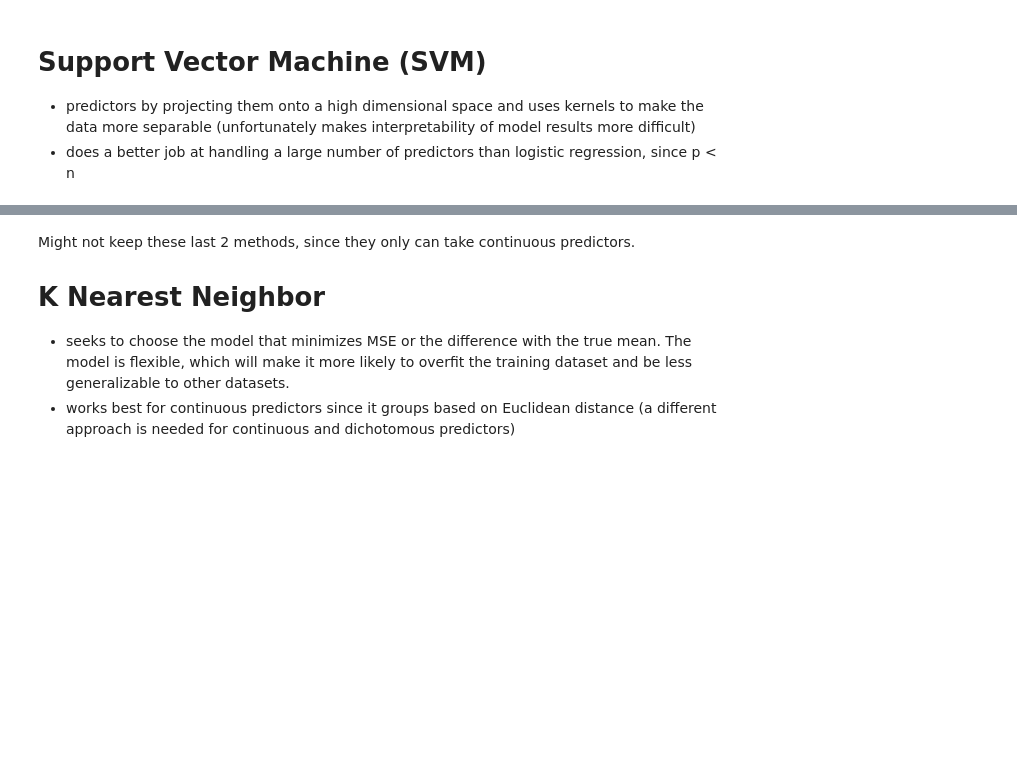
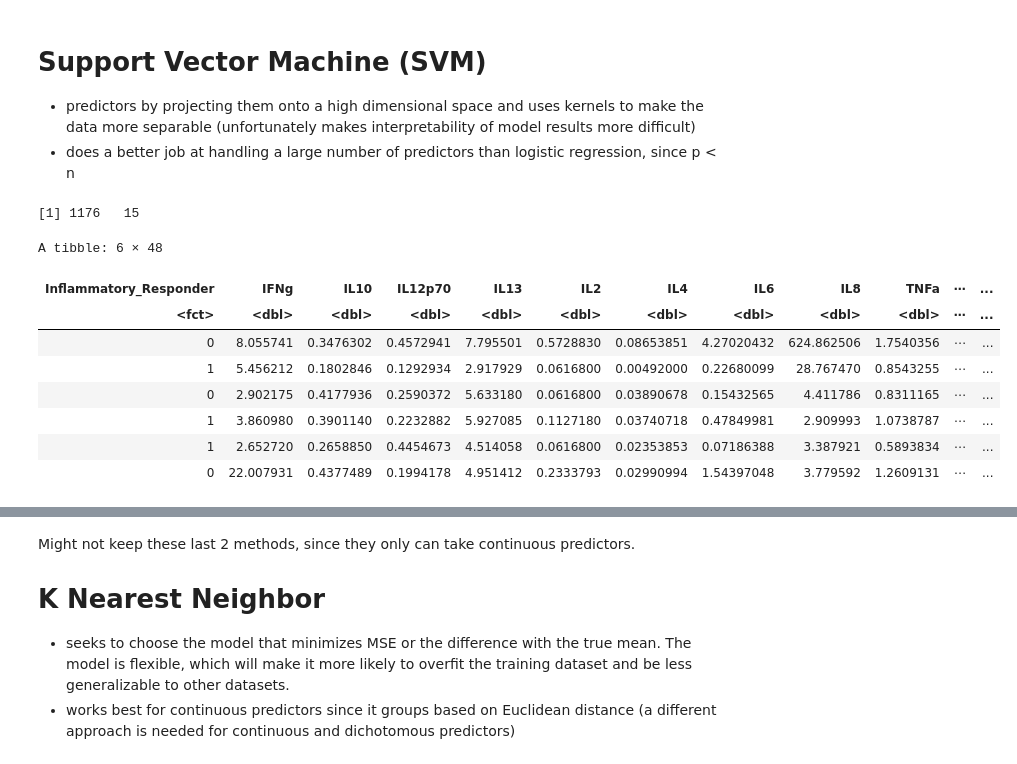
Before and after one commit to UNC-CEMALB/Ozone-exposure-is-associated-with-alterations-in-lung-and-systemic-sterol-profiles-in-healthy-and-as, a Jupyter notebook: Ozone Responder Prediction.ipynb, the cells around one changed output, grey strips where cells are left out. Saved outputs shown, nothing was run; the diff lists cells and outputs as text; code cells hidden in the pictures; blank space fills up the shorter version.

```diff
--- a/Ozone Responder Prediction.ipynb
+++ b/Ozone Responder Prediction.ipynb
@@ -1,7 +1,7 @@
 # %%
 setwd('/Users/alexis/University of North Carolina at Chapel Hill/Rager, Julia - CEMALB_DataAnalysisPM/Projects/P1003. Ozone Sterols Healthy Asthma/P1003.2. Original Data')
 Output = ('/Users/alexis/University of North Carolina at Chapel Hill/Rager, Julia - CEMALB_DataAnalysisPM/Projects/P1003. Ozone Sterols Healthy Asthma/P1003.3. Analyses/P1003.3.2. Ozone Responder Prediction/Output')
-cur_date = "012122"
+cur_date = "012222"
 
 library(readxl)
 library(tidyverse)
@@ -13,7 +13,9 @@ library(glmnet)
 
 #reading in file
 ozone_data = data.frame(read_excel("Ozone_Sterol_Asthma_data_011822.xlsx", sheet = 2)) %>%
-    mutate(Value = ifelse(Value == "NA", NA, as.numeric(Value)))
+    mutate(Value = ifelse(Value == "NA", NA, as.numeric(Value))) %>%
+    #dropping missing data for now since it keeps throwing errors
+    drop_na()
 #SHOULD MISSING DATA BE NAS OR ZEROS???
 demographics_data = data.frame(read_excel("SubjectInfo_011822.xlsx", sheet = 2))
 # %% [output]
@@ -161,6 +164,28 @@ This question will be tackled using 4 supervised machine learning methods assess
 
 - predictors by projecting them onto a high dimensional space and uses kernels to make the data more separable (unfortunately makes interpretability of model results more difficult)
 - does a better job at handling a large number of predictors than logistic regression, since p < n
+# %%
+dim(plasma_baseline_ozone_data)
+# %% [output]
+[1] 1176   15
+# %%
+#creating df for svm model
+svm_data = wider_data[,11:61] %>%
+    #need to figure out why these 2 variables keep throwing errors
+    select(-Lung_Responder, -Utero, -IL1b) %>%
+    #necessary to put it into factor and relevel, so algorithm understands which data is considered baseline
+    mutate(Inflammatory_Responder = relevel(factor(ifelse(Inflammatory_Responder == "R", 1, 0)), ref = "0"))
+head(svm_data)
+# %% [output]
+A tibble: 6 × 48
+| Inflammatory_Responder | IFNg | IL10 | IL12p70 | IL13 | IL2 | IL4 | IL6 | IL8 | TNFa | ⋯ | ... |
+| <fct> | <dbl> | <dbl> | <dbl> | <dbl> | <dbl> | <dbl> | <dbl> | <dbl> | <dbl> | ⋯ | ... |
+| 0 | 8.055741 | 0.3476302 | 0.4572941 | 7.795501 | 0.5728830 | 0.08653851 | 4.27020432 | 624.862506 | 1.7540356 | ⋯ | ... |
+| 1 | 5.456212 | 0.1802846 | 0.1292934 | 2.917929 | 0.0616800 | 0.00492000 | 0.22680099 | 28.767470 | 0.8543255 | ⋯ | ... |
+| 0 | 2.902175 | 0.4177936 | 0.2590372 | 5.633180 | 0.0616800 | 0.03890678 | 0.15432565 | 4.411786 | 0.8311165 | ⋯ | ... |
+| 1 | 3.860980 | 0.3901140 | 0.2232882 | 5.927085 | 0.1127180 | 0.03740718 | 0.47849981 | 2.909993 | 1.0738787 | ⋯ | ... |
+| 1 | 2.652720 | 0.2658850 | 0.4454673 | 4.514058 | 0.0616800 | 0.02353853 | 0.07186388 | 3.387921 | 0.5893834 | ⋯ | ... |
+| 0 | 22.007931 | 0.4377489 | 0.1994178 | 4.951412 | 0.2333793 | 0.02990994 | 1.54397048 | 3.779592 | 1.2609131 | ⋯ | ... |
 # %%
 #model errors are calculated to assess the predictive accuracy of the model
 svm_classification_model_errors = function(dataset, model, outcome, pred_outcome, gamma_values, cost_values,
```
Also changed, not shown: parts of 5 cells of this notebook.
